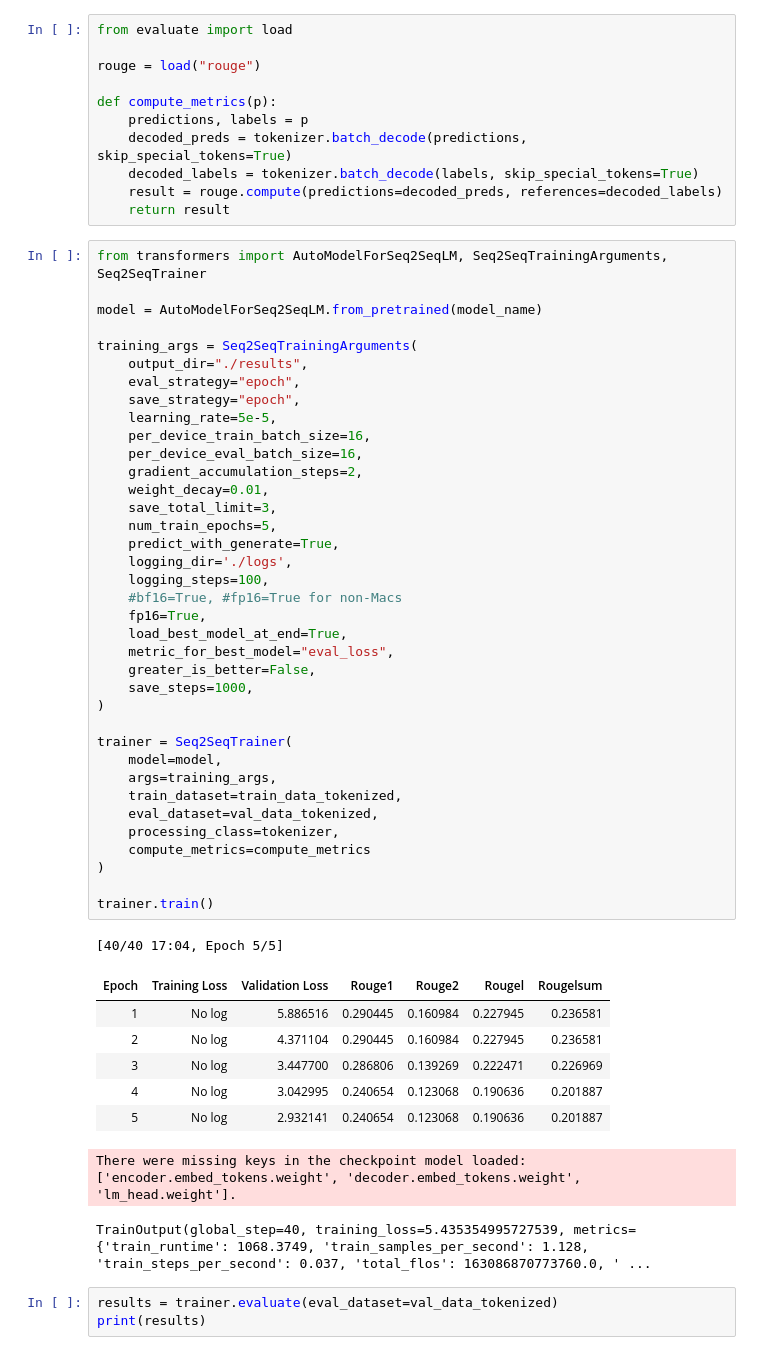
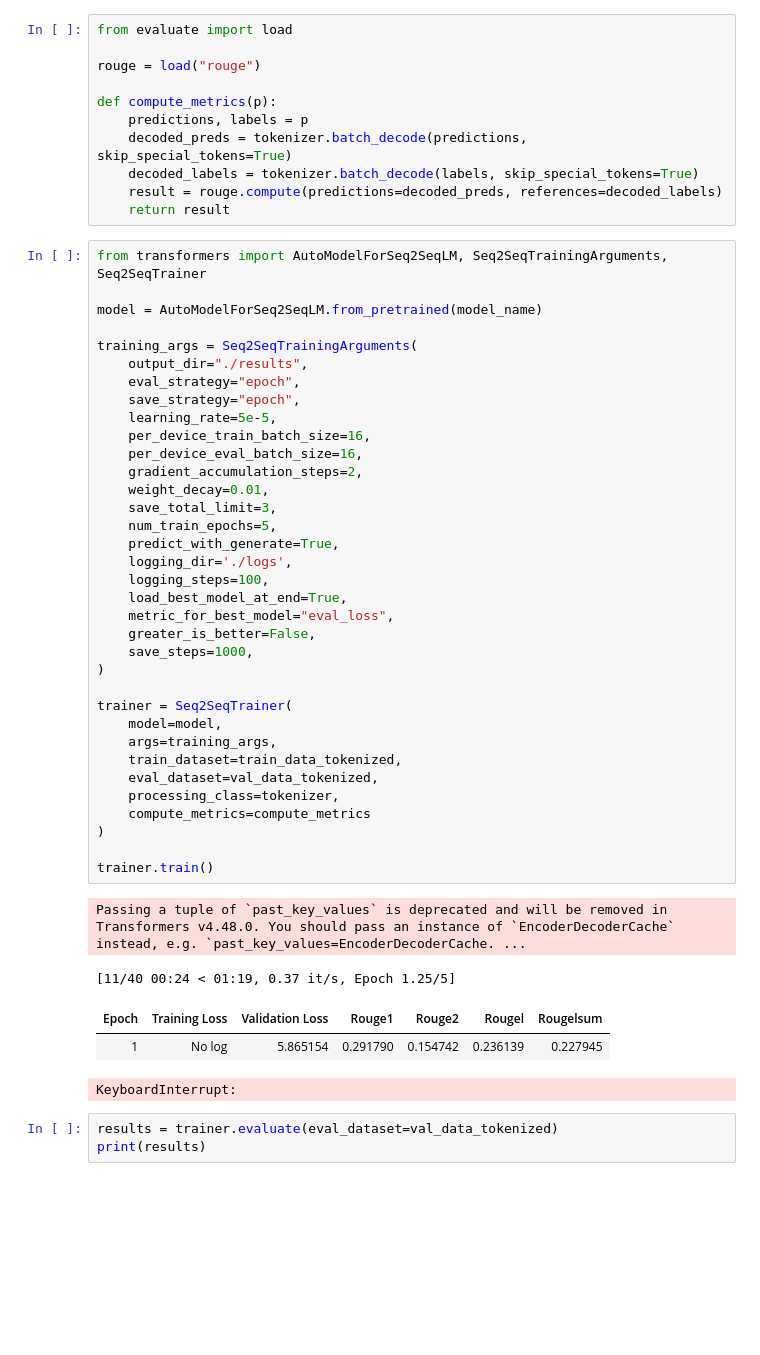
Before and after one commit to s30216/ZUM_projekt_streszczenie_tekstu, a Jupyter notebook: model.ipynb, the cells around one changed output. Saved outputs shown, nothing was run; the diff lists cells and outputs as text; blank space fills up the shorter version.

```diff
--- a/model.ipynb
+++ b/model.ipynb
@@ -299,43 +298,37 @@ training_args = Seq2SeqTrainingArguments(
     eval_strategy="epoch",
     save_strategy="epoch",
     learning_rate=5e-5,
     per_device_train_batch_size=16,
     per_device_eval_batch_size=16,
     gradient_accumulation_steps=2,
     weight_decay=0.01,
     save_total_limit=3,
     num_train_epochs=5,
     predict_with_generate=True,
     logging_dir='./logs',
     logging_steps=100,
-    #bf16=True, #fp16=True for non-Macs
-    fp16=True,
     load_best_model_at_end=True,
     metric_for_best_model="eval_loss",
     greater_is_better=False,
     save_steps=1000,
 )
 
 trainer = Seq2SeqTrainer(
     model=model,
     args=training_args,
     train_dataset=train_data_tokenized,
     eval_dataset=val_data_tokenized,
     processing_class=tokenizer,
     compute_metrics=compute_metrics
 )
 
 trainer.train()
 # %% [output]
-[40/40 17:04, Epoch 5/5]
+Passing a tuple of `past_key_values` is deprecated and will be removed in Transformers v4.48.0. You should pass an instance of `EncoderDecoderCache` instead, e.g. `past_key_values=EncoderDecoderCache. ...
+[11/40 00:24 < 01:19, 0.37 it/s, Epoch 1.25/5]
 | Epoch | Training Loss | Validation Loss | Rouge1 | Rouge2 | Rougel | Rougelsum |
-| 1 | No log | 5.886516 | 0.290445 | 0.160984 | 0.227945 | 0.236581 |
-| 2 | No log | 4.371104 | 0.290445 | 0.160984 | 0.227945 | 0.236581 |
-| 3 | No log | 3.447700 | 0.286806 | 0.139269 | 0.222471 | 0.226969 |
-| 4 | No log | 3.042995 | 0.240654 | 0.123068 | 0.190636 | 0.201887 |
-| 5 | No log | 2.932141 | 0.240654 | 0.123068 | 0.190636 | 0.201887 |
+| 1 | No log | 5.865154 | 0.291790 | 0.154742 | 0.236139 | 0.227945 |
-There were missing keys in the checkpoint model loaded: ['encoder.embed_tokens.weight', 'decoder.embed_tokens.weight', 'lm_head.weight'].
-TrainOutput(global_step=40, training_loss=5.435354995727539, metrics={'train_runtime': 1068.3749, 'train_samples_per_second': 1.128, 'train_steps_per_second': 0.037, 'total_flos': 163086870773760.0, ' ...
+KeyboardInterrupt:
 # %%
 results = trainer.evaluate(eval_dataset=val_data_tokenized)
 print(results)
```
Also changed, not shown: parts of 1 cell of this notebook.
